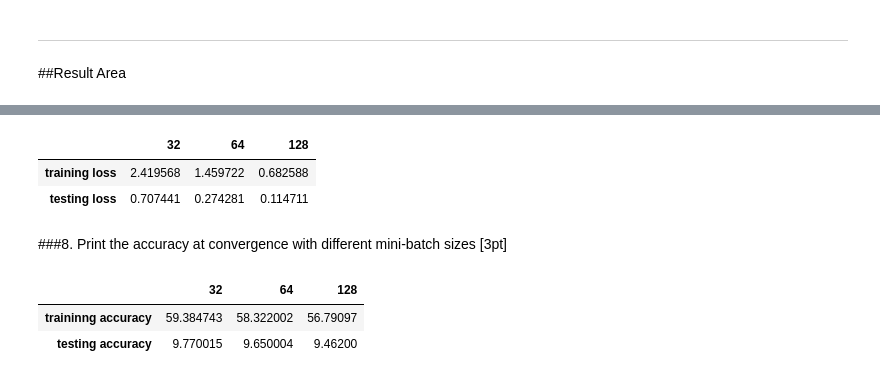
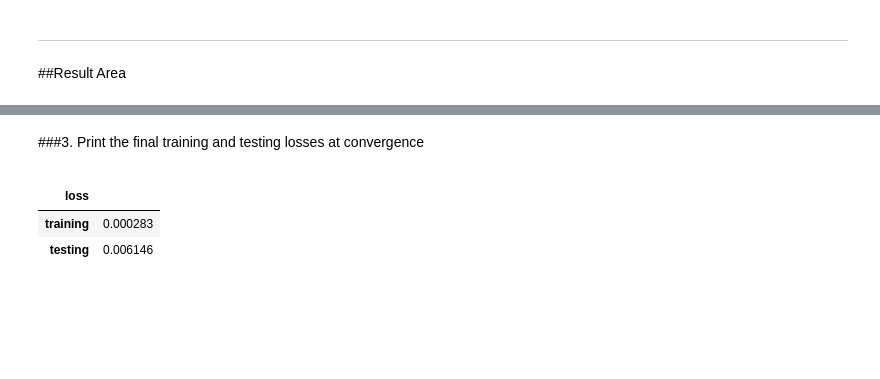
Before and after one commit to borybory/MachineLearningProject, a Jupyter notebook: 10/assignment_10.ipynb, the cells around one changed output, grey strips where cells are left out. Saved outputs shown, nothing was run; the diff lists cells and outputs as text; code cells hidden in the pictures; blank space fills up the shorter version.

```diff
--- a/10/assignment_10.ipynb
+++ b/10/assignment_10.ipynb
@@ -155,3 +163,15 @@ con_acc = [[(train_acc_32/100).item(),(train_acc_64/100).item(),(train_acc_128/1
+# %%
+train_loss_tot = min(train_loss)
+test_loss_tot = min(test_loss)
+train_acc_tot = max(train_acc)
+test_acc_tot = max(test_acc)
+# %%
+ind = ['training', 'testing']
+con_loss = {'loss':ind, '':[train_loss_tot.item(), test_loss_tot.item()]}
+con_acc = {'acc':ind, '':[train_acc_tot.item(), test_acc_tot.item()]}
+
+tot_loss = pd.DataFrame(con_loss).set_index('loss')
+tot_acc = pd.DataFrame(con_acc).set_index('acc')
 # %% [markdown]
 ---
 ##Result Area
@@ -178,14 +196,9 @@ plt.show()
-# %%
-pd.DataFrame(con_loss, columns=col, index=ind_loss)
-# %% [output]
-|  | 32 | 64 | 128 |
-| training loss | 2.419568 | 1.459722 | 0.682588 |
-| testing loss | 0.707441 | 0.274281 | 0.114711 |
-# %% [markdown]
-###8. Print the accuracy at convergence with different mini-batch sizes [3pt]
-# %%
-pd.DataFrame(con_acc, columns=col, index=ind_acc)
-# %% [output]
-|  | 32 | 64 | 128 |
-| traininng accuracy | 59.384743 | 58.322002 | 56.79097 |
-| testing accuracy | 9.770015 | 9.650004 | 9.46200 |
+# %% [markdown]
+###3. Print the final training and testing losses at convergence
+# %%
+tot_loss
+# %% [output]
+|  |  |
+| loss |  |
+| training | 0.000283 |
+| testing | 0.006146 |
```
Also changed, not shown: parts of 13 cells of this notebook.
